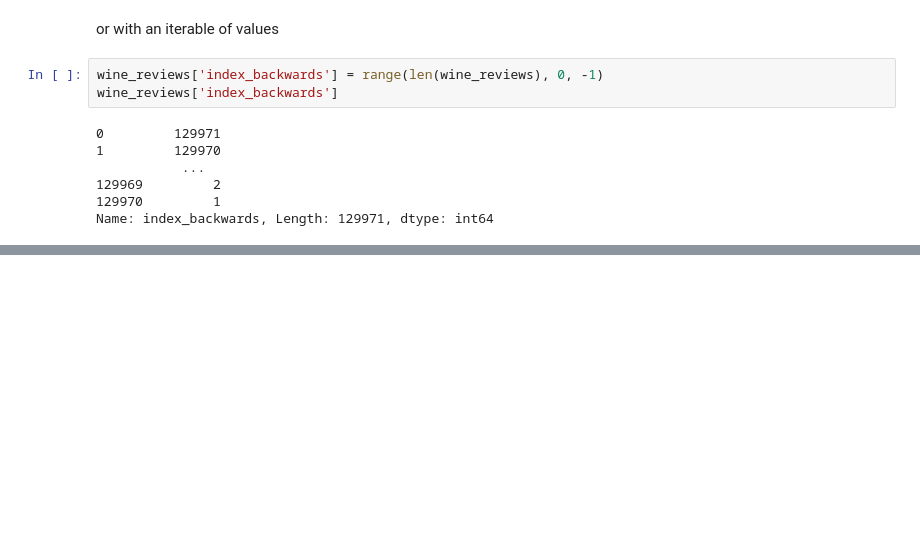
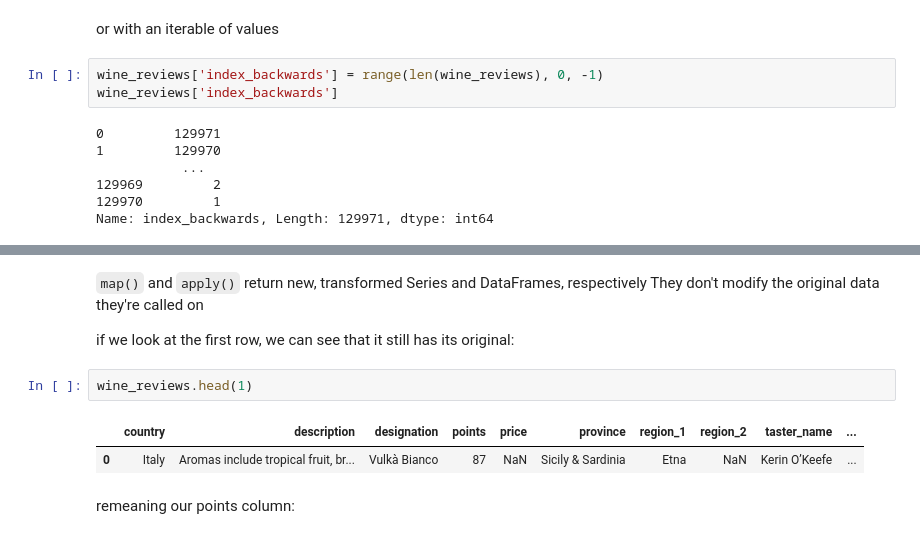
Before and after one commit to almemanuel/pandas, a Jupyter notebook: pandas.ipynb, the cells around one changed output, grey strips where cells are left out. Saved outputs shown, nothing was run; the diff lists cells and outputs as text; blank space fills up the shorter version.

````diff
--- a/pandas.ipynb
+++ b/pandas.ipynb
@@ -324,0 +411,12 @@ Name: index_backwards, Length: 129971, dtype: int64
+# %% [markdown]
+```map()``` and ```apply()``` return new, transformed Series and DataFrames, respectively
+They don't modify the original data they're called on
+
+if we look at the first row, we can see that it still has its original:
+# %%
+wine_reviews.head(1)
+# %% [output]
+|  | country | description | designation | points | price | province | region_1 | region_2 | taster_name | ... |
+| 0 | Italy | Aromas include tropical fruit, br... | Vulkà Bianco | 87 | NaN | Sicily & Sardinia | Etna | NaN | Kerin O’Keefe | ... |
+# %% [markdown]
+remeaning our points column:
````
Also changed, not shown: parts of 20 cells of this notebook.
